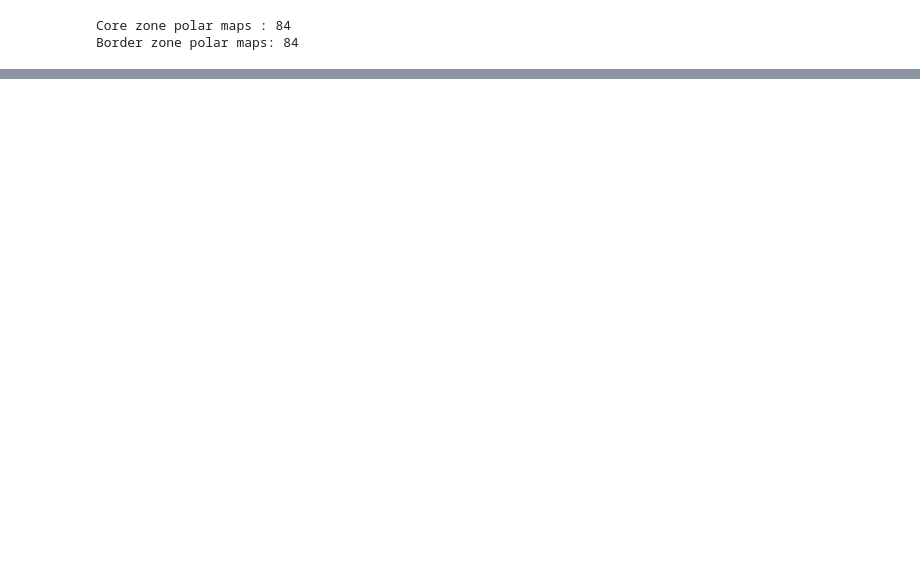
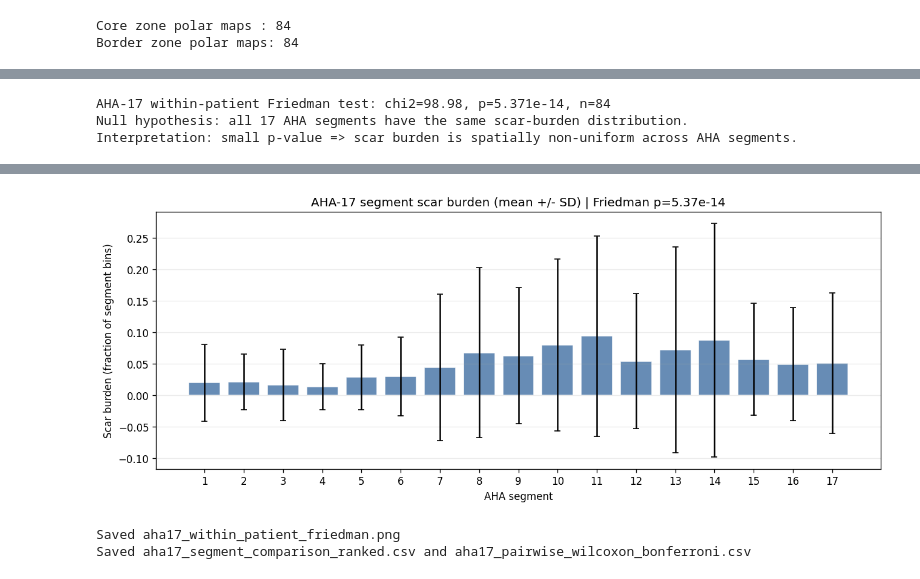
Before and after one commit to jcompanys/scar_tissue_that_I_wish_you_saw, a Jupyter notebook: lv-scar-segmentation/notebooks/M04_scar_analysis.ipynb, the cells around one changed output, grey strips where cells are left out. Drawn from its saved outputs; the diff is of its cells as text; code cells hidden in the pictures; blank space fills up the shorter version.

Commit message:
Improve M04 scar analysis notebook

```diff
--- a/lv-scar-segmentation/notebooks/M04_scar_analysis.ipynb
+++ b/lv-scar-segmentation/notebooks/M04_scar_analysis.ipynb
@@ -37,7 +51,12 @@ import matplotlib.patches as mpatches
 import matplotlib.pyplot as plt
 import numpy as np
 import pandas as pd
-from scipy.stats import ttest_ind, spearmanr, pearsonr, f_oneway, friedmanchisquare, levene
+from scipy.stats import (
+    ttest_ind, spearmanr, pearsonr, f_oneway, friedmanchisquare, levene,
+    mannwhitneyu, probplot, shapiro, chi2, kruskal, wilcoxon, f as f_dist,
+)
+from sklearn.decomposition import PCA
+from sklearn.preprocessing import StandardScaler
 from tqdm import tqdm
 
 
@@ -79,8 +98,8 @@ N_THETA = 128
 
 AHA_DISPLAY_DEG = 0.0    # no roll: septal/RV vector stays at West (9 o'clock)
 
-# Threshold: fraction of territory bins occupied to call a territory 'involved'
-SCAR_THRESH = 0.05
+# Threshold: fraction of a coronary territory occupied to call that territory involved.
+SCAR_THRESH = 0.02
 
 TERR_COLORS = {'LAD': '#d62728', 'RCA': '#1f77b4', 'LCX': '#2ca02c'}
 
@@ -472,0 +804,63 @@ The raw counts (numerator / denominator) are annotated on each bar.
+# %%
+aha_complete = seg_df.dropna(subset=SEG_COLS).copy()
+if len(aha_complete) >= 3:
+    aha_values = [aha_complete[col].to_numpy(dtype=float) for col in SEG_COLS]
+    aha_fr_stat, aha_fr_p = friedmanchisquare(*aha_values)
+
+    aha_segment_comparison = seg_summary[['segment', 'label', 'mean_extent_all', 'sd_extent_all',
+                                           'median_extent_all', 'pct_with_scar']].copy()
+    aha_segment_comparison = aha_segment_comparison.sort_values('mean_extent_all', ascending=False)
+
+    print(f'AHA-17 within-patient Friedman test: chi2={aha_fr_stat:.2f}, p={aha_fr_p:.4g}, n={len(aha_complete)}')
+    print('Null hypothesis: all 17 AHA segments have the same scar-burden distribution.')
+    print('Interpretation: small p-value => scar burden is spatially non-uniform across AHA segments.')
+    display(aha_segment_comparison)
+
+    pair_rows = []
+    for ii, (seg_i, col_i) in enumerate(zip(SEGMENTS, SEG_COLS)):
+        for seg_j, col_j in zip(SEGMENTS[ii + 1:], SEG_COLS[ii + 1:]):
+            x = aha_complete[col_i].to_numpy(dtype=float)
+            y = aha_complete[col_j].to_numpy(dtype=float)
+            diff = x - y
+            if np.allclose(diff, 0):
+                stat, p_pair = 0.0, 1.0
+            else:
+                stat, p_pair = wilcoxon(x, y, zero_method='zsplit', alternative='two-sided')
+            pair_rows.append({
+                'segment_a': seg_i,
+                'label_a': SEG_LABELS[seg_i],
+                'segment_b': seg_j,
+                'label_b': SEG_LABELS[seg_j],
+                'mean_diff_a_minus_b': float(np.nanmean(diff)),
+                'wilcoxon_stat': stat,
+                'p_uncorrected': p_pair,
+            })
+    aha_pairwise = pd.DataFrame(pair_rows)
+    n_pairs = len(aha_pairwise)
+    aha_pairwise['p_bonferroni'] = np.minimum(aha_pairwise['p_uncorrected'] * n_pairs, 1.0)
+    aha_pairwise['significant_bonf_0_05'] = aha_pairwise['p_bonferroni'] < 0.05
+
+    fig_aha_cmp, ax_aha_cmp = plt.subplots(figsize=(11, 4.5))
+    plot_df = seg_summary.sort_values('segment')
+    ax_aha_cmp.bar(plot_df['segment'], plot_df['mean_extent_all'],
+                   yerr=plot_df['sd_extent_all'], capsize=3,
+                   color='#4c78a8', edgecolor='white', alpha=0.85)
+    ax_aha_cmp.set_xticks(SEGMENTS)
+    ax_aha_cmp.set_xlabel('AHA segment')
+    ax_aha_cmp.set_ylabel('Scar burden (fraction of segment bins)')
+    ax_aha_cmp.set_title(f'AHA-17 segment scar burden (mean +/- SD) | Friedman p={aha_fr_p:.3g}')
+    ax_aha_cmp.grid(axis='y', alpha=0.25)
+    plt.tight_layout()
+    plt.savefig(OUT / 'aha17_within_patient_friedman.png', bbox_inches='tight', dpi=150)
+    plt.show()
+
+    aha_segment_comparison.to_csv(OUT / 'aha17_segment_comparison_ranked.csv', index=False)
+    aha_pairwise.to_csv(OUT / 'aha17_pairwise_wilcoxon_bonferroni.csv', index=False)
+    print('Saved aha17_within_patient_friedman.png')
+    print('Saved aha17_segment_comparison_ranked.csv and aha17_pairwise_wilcoxon_bonferroni.csv')
+else:
+    print(f'Skipping AHA-17 Friedman test: only {len(aha_complete)} complete patient vectors available.')
+# %% [output]
+AHA-17 within-patient Friedman test: chi2=98.98, p=5.371e-14, n=84
+Null hypothesis: all 17 AHA segments have the same scar-burden distribution.
+Interpretation: small p-value => scar burden is spatially non-uniform across AHA segments.
@@ -472,0 +885,3 @@ The raw counts (numerator / denominator) are annotated on each bar.
+[figure, added]
+Saved aha17_within_patient_friedman.png
+Saved aha17_segment_comparison_ranked.csv and aha17_pairwise_wilcoxon_bonferroni.csv
```
Also changed, not shown: parts of 73 cells of this notebook.
